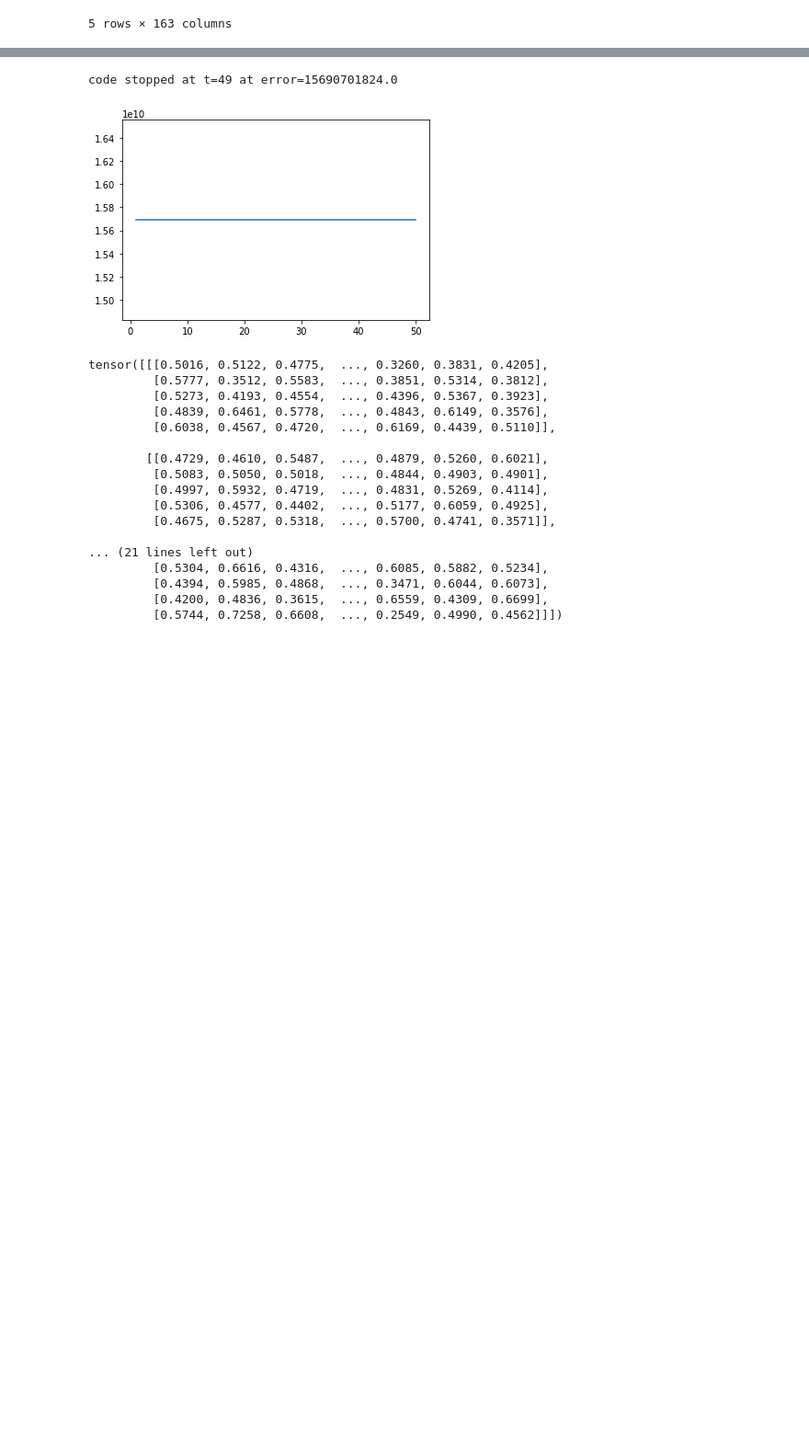
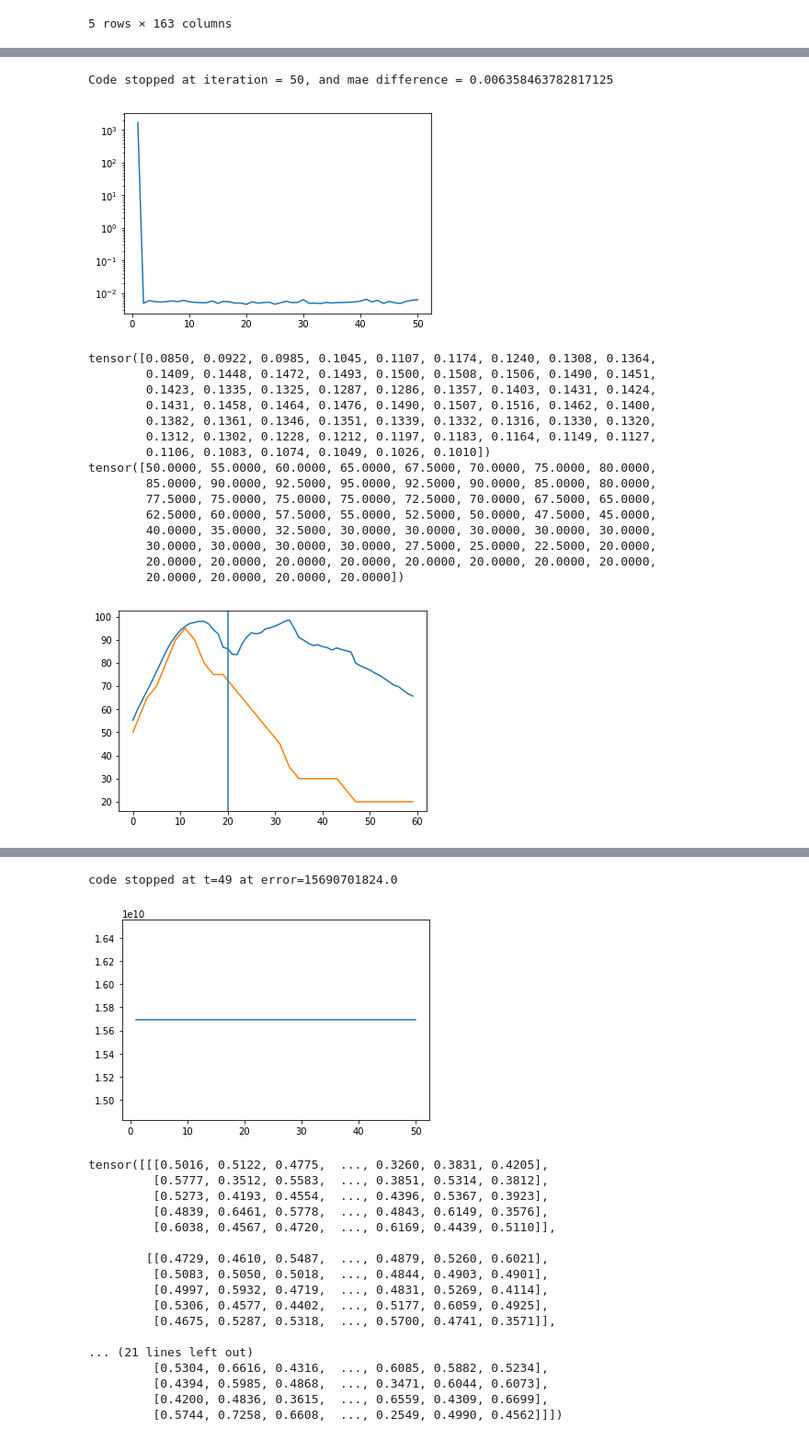
Before and after one commit to leobix/hurricast, a Jupyter notebook: processing_csv.ipynb, the cells around one changed output, grey strips where cells are left out. Shown at 92% size. Saved outputs shown, nothing was run; the diff lists cells and outputs as text; code cells hidden in the pictures; blank space fills up the shorter version.

```diff
--- a/processing_csv.ipynb
+++ b/processing_csv.ipynb
@@ -174,7 +161,7 @@ def prepare_data(path = "ibtracs.last3years.list.v04r00.csv", max_wind_change =
     t3=torch.transpose(t2,0,2)
     return t3
 # %%
-t3 = prepare_data()
+t3 = prepare_data(max_steps=60)
 # %% [output]
 A value is trying to be set on a copy of a slice from a DataFrame.
 Try using .loc[row_indexer,col_indexer] = value instead
@@ -281,0 +251,35 @@ The MAE between X_imputed and X_original is 8672760.0
+# %%
+def test(data, storm_id, time, r):
+    data2 = data.clone()
+    for t in range(time,data.shape[2]):
+        data2[storm_id,:,t] = data2[storm_id,:,time-1]
+        data2 = F.normalize(data2, dim = 2)
+    X_imputed = slice_learning(data2,r)
+    print(X_imputed[storm_id][2])
+    print(data[storm_id][2])
+    l = [i for i in range(data.shape[2])]
+    plt.plot(l, 650*np.array(X_imputed[storm_id][2]))
+    plt.plot(l, np.array(t3_test[storm_id][2]))
+    plt.axvline(x=time)
+    plt.show()
+# %%
+test(t3, storm_id = 78, time = 20, r = 21)
+# %% [output]
+Code stopped at iteration = 50, and mae difference = 0.006358463782817125
+[figure, added]
+tensor([0.0850, 0.0922, 0.0985, 0.1045, 0.1107, 0.1174, 0.1240, 0.1308, 0.1364,
+        0.1409, 0.1448, 0.1472, 0.1493, 0.1500, 0.1508, 0.1506, 0.1490, 0.1451,
+        0.1423, 0.1335, 0.1325, 0.1287, 0.1286, 0.1357, 0.1403, 0.1431, 0.1424,
+        0.1431, 0.1458, 0.1464, 0.1476, 0.1490, 0.1507, 0.1516, 0.1462, 0.1400,
+        0.1382, 0.1361, 0.1346, 0.1351, 0.1339, 0.1332, 0.1316, 0.1330, 0.1320,
+        0.1312, 0.1302, 0.1228, 0.1212, 0.1197, 0.1183, 0.1164, 0.1149, 0.1127,
+        0.1106, 0.1083, 0.1074, 0.1049, 0.1026, 0.1010])
+tensor([50.0000, 55.0000, 60.0000, 65.0000, 67.5000, 70.0000, 75.0000, 80.0000,
+        85.0000, 90.0000, 92.5000, 95.0000, 92.5000, 90.0000, 85.0000, 80.0000,
+        77.5000, 75.0000, 75.0000, 75.0000, 72.5000, 70.0000, 67.5000, 65.0000,
+        62.5000, 60.0000, 57.5000, 55.0000, 52.5000, 50.0000, 47.5000, 45.0000,
+        40.0000, 35.0000, 32.5000, 30.0000, 30.0000, 30.0000, 30.0000, 30.0000,
+        30.0000, 30.0000, 30.0000, 30.0000, 27.5000, 25.0000, 22.5000, 20.0000,
+        20.0000, 20.0000, 20.0000, 20.0000, 20.0000, 20.0000, 20.0000, 20.0000,
+        20.0000, 20.0000, 20.0000, 20.0000])
+[figure, added]
```
Also changed, not shown: parts of 7 cells of this notebook.
